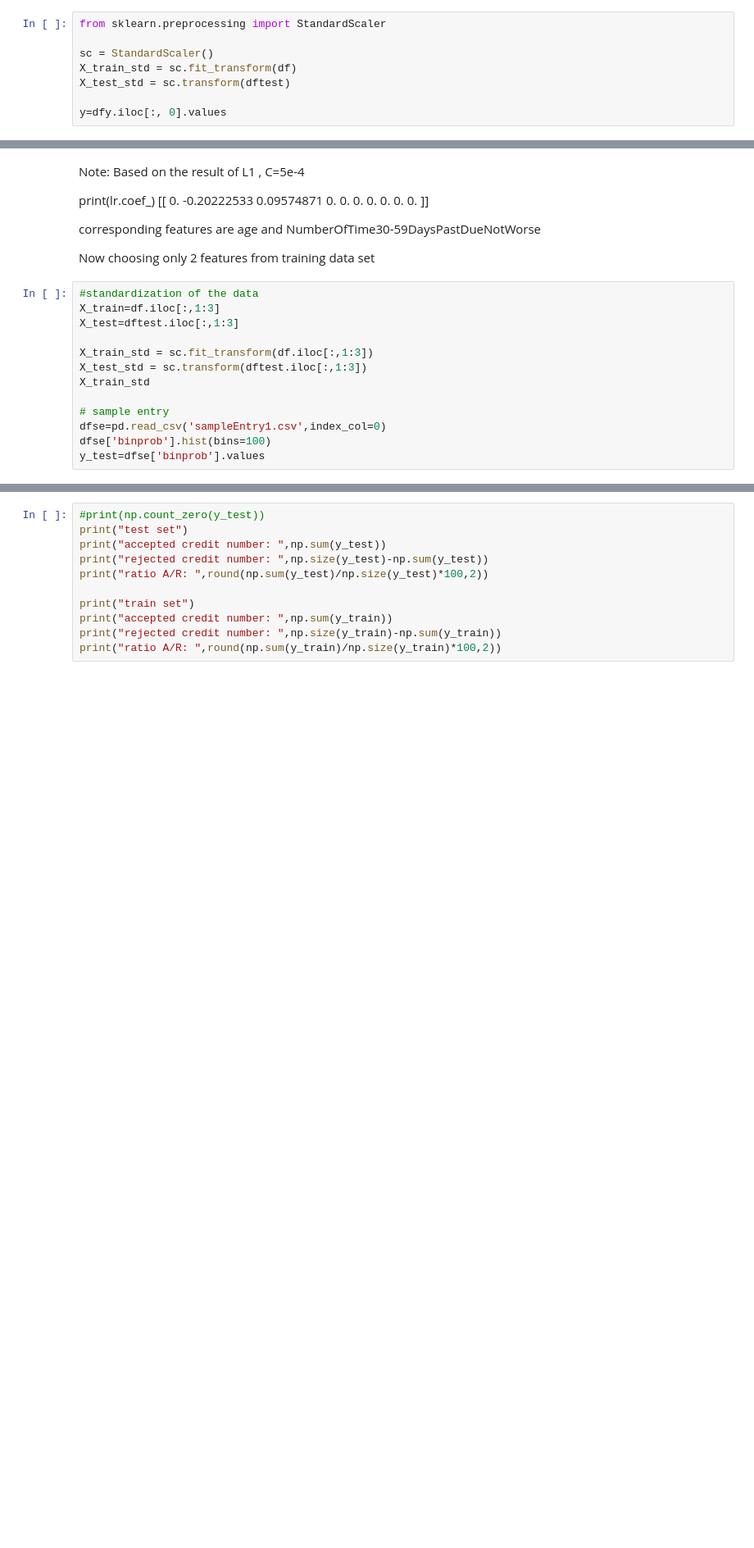
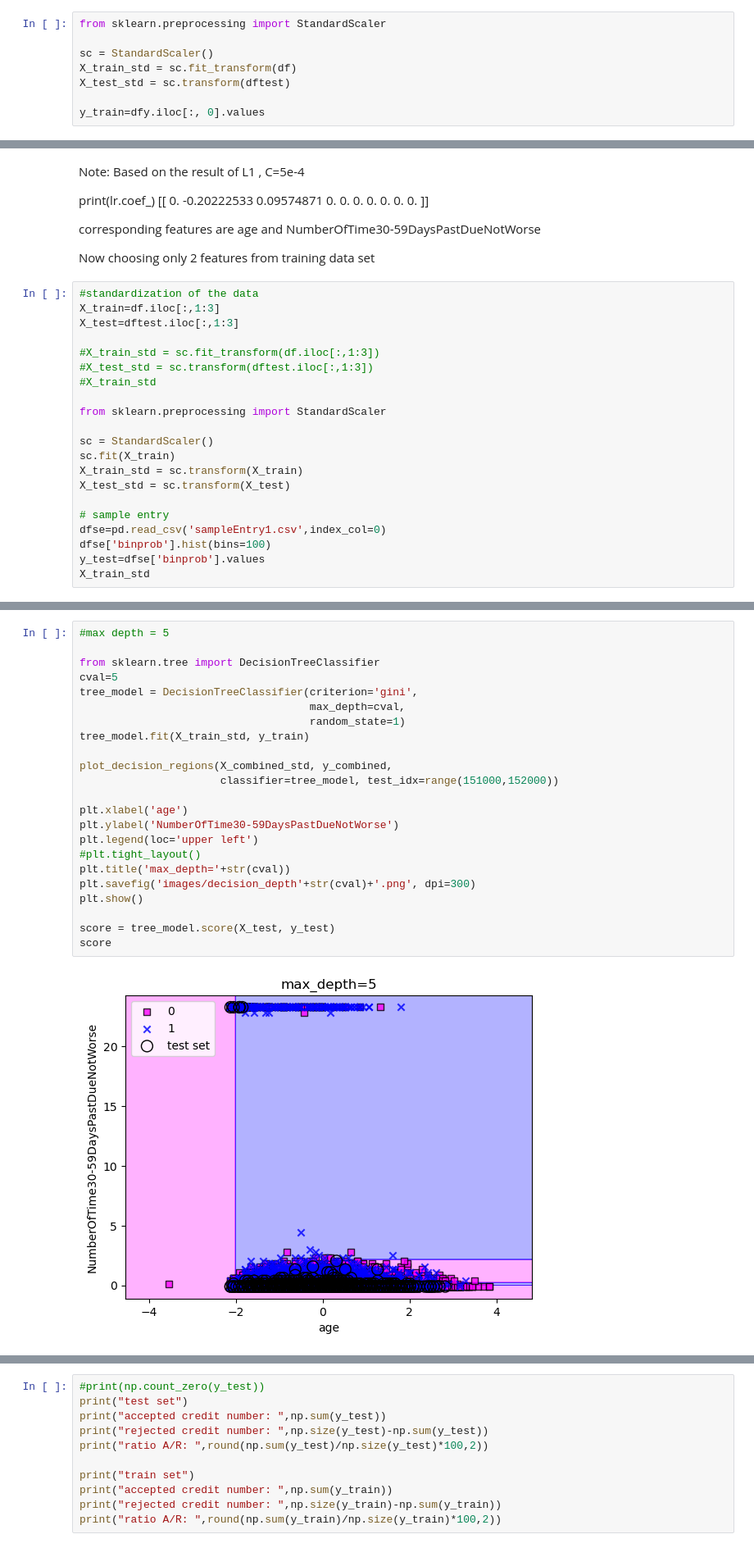
Before and after one commit to martinbandung/Give-Me-Some-Credit, a Jupyter notebook: code/Classifiers.ipynb, the cells around one changed output, grey strips where cells are left out. Shown at 82% size. Drawn from its saved outputs; the diff is of its cells as text; blank space fills up the shorter version.

```diff
--- a/code/Classifiers.ipynb
+++ b/code/Classifiers.ipynb
@@ -108,5 +108,5 @@ sc = StandardScaler()
 X_train_std = sc.fit_transform(df)
 X_test_std = sc.transform(dftest)
 
-y=dfy.iloc[:, 0].values
+y_train=dfy.iloc[:, 0].values
 # %% [markdown]
@@ -150,12 +150,20 @@ Now choosing only 2 features from training data set
 X_train=df.iloc[:,1:3]
 X_test=dftest.iloc[:,1:3]
 
-X_train_std = sc.fit_transform(df.iloc[:,1:3])
-X_test_std = sc.transform(dftest.iloc[:,1:3])
-X_train_std
+#X_train_std = sc.fit_transform(df.iloc[:,1:3])
+#X_test_std = sc.transform(dftest.iloc[:,1:3])
+#X_train_std
+
+from sklearn.preprocessing import StandardScaler
+
+sc = StandardScaler()
+sc.fit(X_train)
+X_train_std = sc.transform(X_train)
+X_test_std = sc.transform(X_test)
 
 # sample entry
 dfse=pd.read_csv('sampleEntry1.csv',index_col=0)
 dfse['binprob'].hist(bins=100)
 y_test=dfse['binprob'].values
+X_train_std
 # %% [output]
@@ -282,0 +240,25 @@ array([[0.88551033, 0.11448967],
+# %%
+#max depth = 5
+
+from sklearn.tree import DecisionTreeClassifier
+cval=5
+tree_model = DecisionTreeClassifier(criterion='gini',
+                                    max_depth=cval,
+                                    random_state=1)
+tree_model.fit(X_train_std, y_train)
+
+plot_decision_regions(X_combined_std, y_combined,
+                      classifier=tree_model, test_idx=range(151000,152000))
+
+plt.xlabel('age')
+plt.ylabel('NumberOfTime30-59DaysPastDueNotWorse')
+plt.legend(loc='upper left')
+#plt.tight_layout()
+plt.title('max_depth='+str(cval))
+plt.savefig('images/decision_depth'+str(cval)+'.png', dpi=300)
+plt.show()
+
+score = tree_model.score(X_test, y_test)
+score
+# %% [output]
+[figure, added]
```
Also changed, not shown: parts of 35 cells of this notebook, 7 other files.
